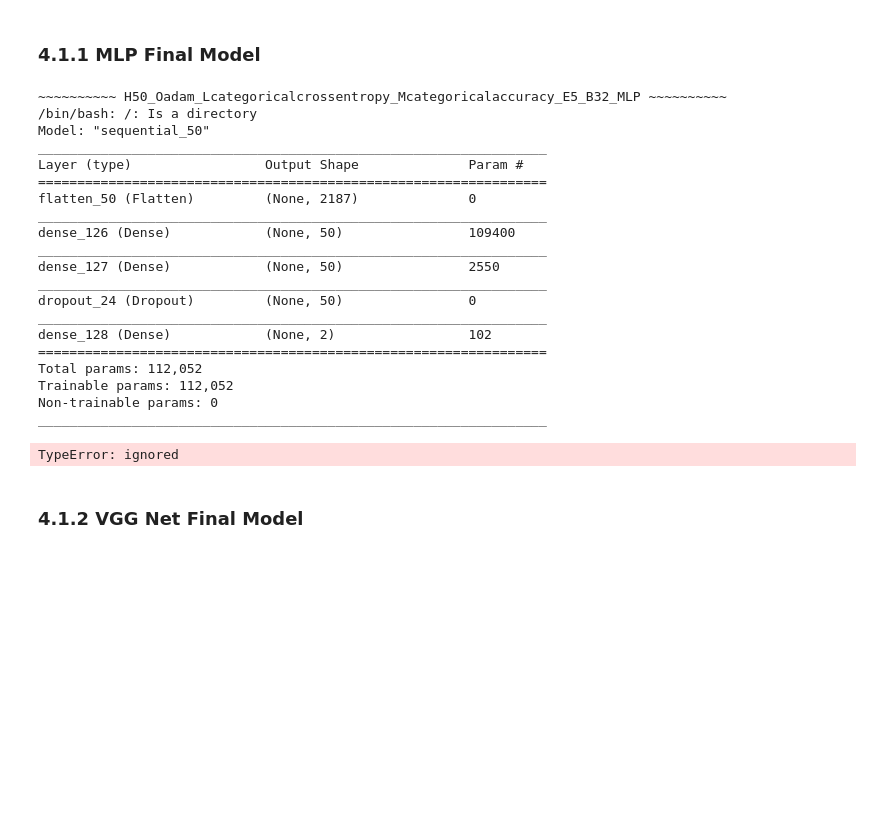
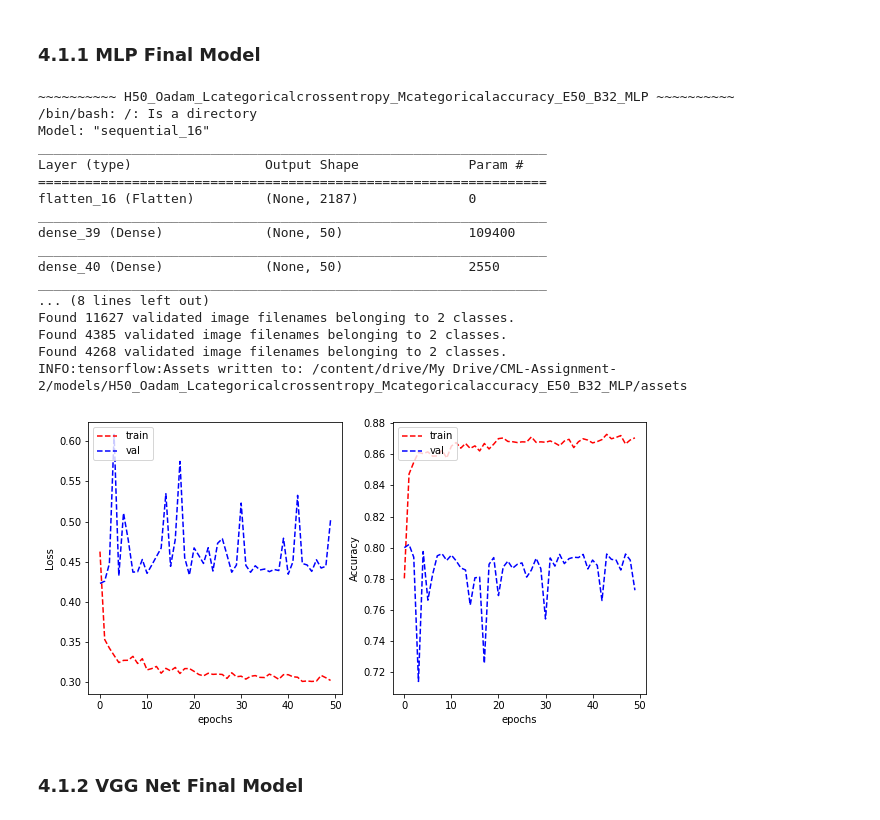
Before and after one commit to Luke-Mason/CML-Assignment-2, a Jupyter notebook: Luke.ipynb, the cells around one changed output. Cells and saved outputs as stored; diff of their text form; code cells hidden in the pictures; blank space fills up the shorter version.

```diff
--- a/Luke.ipynb
+++ b/Luke.ipynb
@@ -1312,3 +1354,32 @@ OUTPUT_CLASSES_CELL_TYPE = 4
+# %%
+# Metrics for cell type classification
+METRICS = [
+      tf.keras.metrics.TruePositives(name='true_positives'),
+      tf.keras.metrics.FalsePositives(name='false_positives'),
+      tf.keras.metrics.TrueNegatives(name='true_negatives'),
+      tf.keras.metrics.FalseNegatives(name='false_nagatives'),
+      tf.keras.metrics.AUC(name='auc'),
+      tf.keras.metrics.AUC(name='prc', curve='PR'), # precision-recall curve
+      tf.keras.metrics.CategoricalAccuracy(name='categorical_accuracy', dtype=None)
+]
+
+# Initial hyperparameters.
+parameters = {
+    "hidden_layer_dim": 256,
+    "optimizer": 'adam',
+    "loss": tf.keras.losses.CategoricalCrossentropy(from_logits=True),
+    "metrics": METRICS,
+    "epochs": 125,
+    "batch_size": 32
+}
+
+OUTPUT_CLASSES_CELL_TYPE = 4
+
+# Extract the imagery into new data sets from the original data sets that
+# contained the image references.
+train_imagery_set, val_imagery_set, test_imagery_set = get_imagery_data_sets(
+    train_set_ct, validation_set_ct, test_set_ct, './patch_images/', 'ImageName',
+    'cellType', parameters["batch_size"])
 # %% [markdown]
 ### 3.2.1 - MLP
 # %% [markdown]
@@ -1739,54 +1785,50 @@ parameters = {
     "optimizer": 'adam',
     "loss": tf.keras.losses.CategoricalCrossentropy(from_logits=True),
     "metrics": 'categorical_accuracy',
-    "epochs": 5,
+    "epochs": 50,
     "batch_size": 32
 }
 
 # The Deep Neural Network Layer Structure.
 layers = [
     tf.keras.layers.Flatten(input_shape=INPUT_DIM),
     tf.keras.layers.Dense(parameters["hidden_layer_dim"], activation='relu'),
     tf.keras.layers.Dense(parameters["hidden_layer_dim"], activation='relu'),
     tf.keras.layers.Dropout(0.3),
     tf.keras.layers.Dense(OUTPUT_CLASSES)
 ]
 
 # Create model.
 model = tf.keras.Sequential(layers)
 
 # Train and save model
-history = run_model(model, parameters, "MLP",
-                    lambda: train_save(train_set_ic, validation_set_ic, test_set_ic, parameters, model))
+history = run_model(model, parameters, "MLP", train_imagery_set, val_imagery_set)
 
 # Plot the results for run though of the data (epoch).
 plot_learning_curve(history['loss'],
                     history['val_loss'],
-                    history['categorical_accuracy'],
+                    history[parameters["metrics"]],
                     history['val_categorical_accuracy'],
                     metric_name='Accuracy')
 # %% [output]
-~~~~~~~~~~ H50_Oadam_Lcategoricalcrossentropy_Mcategoricalaccuracy_E5_B32_MLP ~~~~~~~~~~
+~~~~~~~~~~ H50_Oadam_Lcategoricalcrossentropy_Mcategoricalaccuracy_E50_B32_MLP ~~~~~~~~~~
 /bin/bash: /: Is a directory
-Model: "sequential_50"
+Model: "sequential_16"
 _________________________________________________________________
 Layer (type)                 Output Shape              Param #
 =================================================================
-flatten_50 (Flatten)         (None, 2187)              0
+flatten_16 (Flatten)         (None, 2187)              0
 _________________________________________________________________
-dense_126 (Dense)            (None, 50)                109400
+dense_39 (Dense)             (None, 50)                109400
 _________________________________________________________________
-dense_127 (Dense)            (None, 50)                2550
+dense_40 (Dense)             (None, 50)                2550
 _________________________________________________________________
-dropout_24 (Dropout)         (None, 50)                0
-_________________________________________________________________
-dense_128 (Dense)            (None, 2)                 102
-=================================================================
-Total params: 112,052
-Trainable params: 112,052
-Non-trainable params: 0
-_________________________________________________________________
+... (8 lines left out)
+Found 11627 validated image filenames belonging to 2 classes.
+Found 4385 validated image filenames belonging to 2 classes.
+Found 4268 validated image filenames belonging to 2 classes.
+INFO:tensorflow:Assets written to: /content/drive/My Drive/CML-Assignment-2/models/H50_Oadam_Lcategoricalcrossentropy_Mcategoricalaccuracy_E50_B32_MLP/assets
-TypeError: ignored
+[figure, added]
 # %% [markdown]
 ### 4.1.2 VGG Net Final Model
 # %%
```
Also changed, not shown: parts of 39 cells of this notebook.
